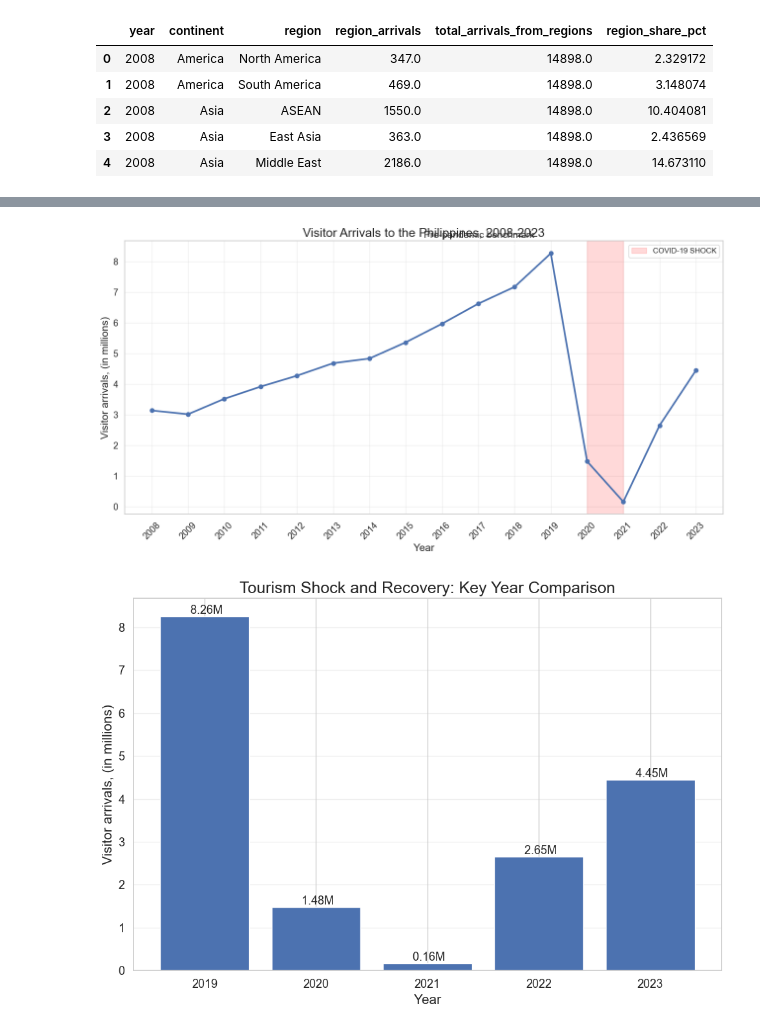
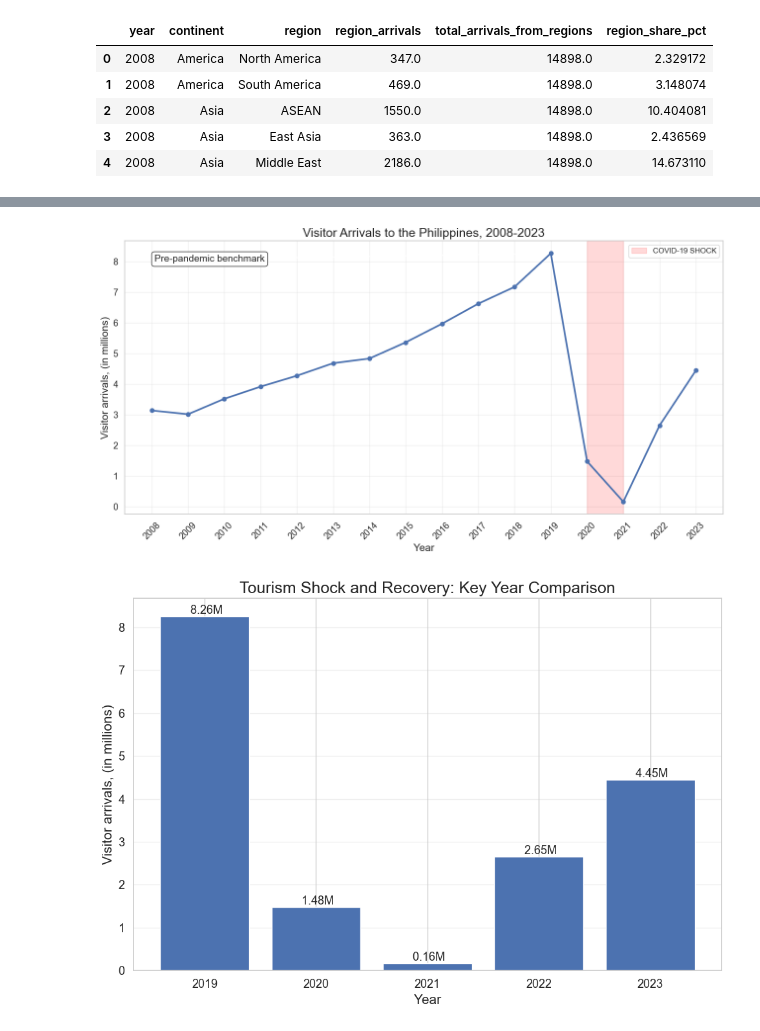
Before and after one commit to agduyaguit/psba-msda-dhv-final, a Jupyter notebook: tourism/tourism_analysis.ipynb, the cells around one changed output, grey strips where cells are left out. Cells and saved outputs as stored; diff of their text form; code cells hidden in the pictures.

Commit message:
Update correlation plots for tourism analysis

```diff
--- a/tourism/tourism_analysis.ipynb
+++ b/tourism/tourism_analysis.ipynb
@@ -866,33 +866,43 @@ plt.rcParams.update({
 # %%
 # graph 1: Annual visitor arrivals
 
 fig, ax = plt.subplots(figsize=(13,7))
 ax.plot(
     annual_df["year"],
     annual_df["visitors_arrivals_millions"],
     marker="o",
     linewidth=2.5
 )
 
 ax.axvspan(2020, 2021, alpha=0.15, color="red", label="COVID-19 SHOCK")
 
 ax.set_title("Visitor Arrivals to the Philippines, 2008-2023")
 ax.set_xlabel("Year")
 ax.set_ylabel("Visitor arrivals, (in millions)")
 ax.set_xticks(annual_df["year"])
 ax.tick_params(axis="x", rotation=45)
 ax.legend()
 ax.grid(True, alpha=0.3)
 
 if 2019 in annual_df["year"].values:
     y2019 = annual_df.loc[annual_df["year"] == 2019, "visitors_arrivals_millions"].iloc[0]
-    ax.annotate("Pre-pandemic benchmark", xy=(2019, y2019), xytext=(2015.5, y2019 + 0.5), arrowprops=dict(arrowstyle='->', lw=1.5))
+    ax.annotate(
+        "Pre-pandemic benchmark",
+        xy=(2019, y2019),
+        xytext=(0.05, 0.95),
+        textcoords="axes fraction",
+        arrowprops=dict(arrowstyle='->', lw=1.5),
+        bbox=dict(boxstyle="round,pad=0.3", fc="white", ec="black", alpha=0.8),
+        ha="left",
+        va="top",
+        clip_on=False
+    )
 
 plt.tight_layout()
 plt.savefig(OUTPUT_FOLDER / "fig1_annual_visitor_arrivals.png", dpi=300, bbox_inches="tight")
 plt.show()
 # %% [output]
-[figure, old version]
+[figure, new version]
 # %%
 # graph 2: Key Year Comparison
 
```
Also changed, not shown: parts of 2 cells of this notebook.
